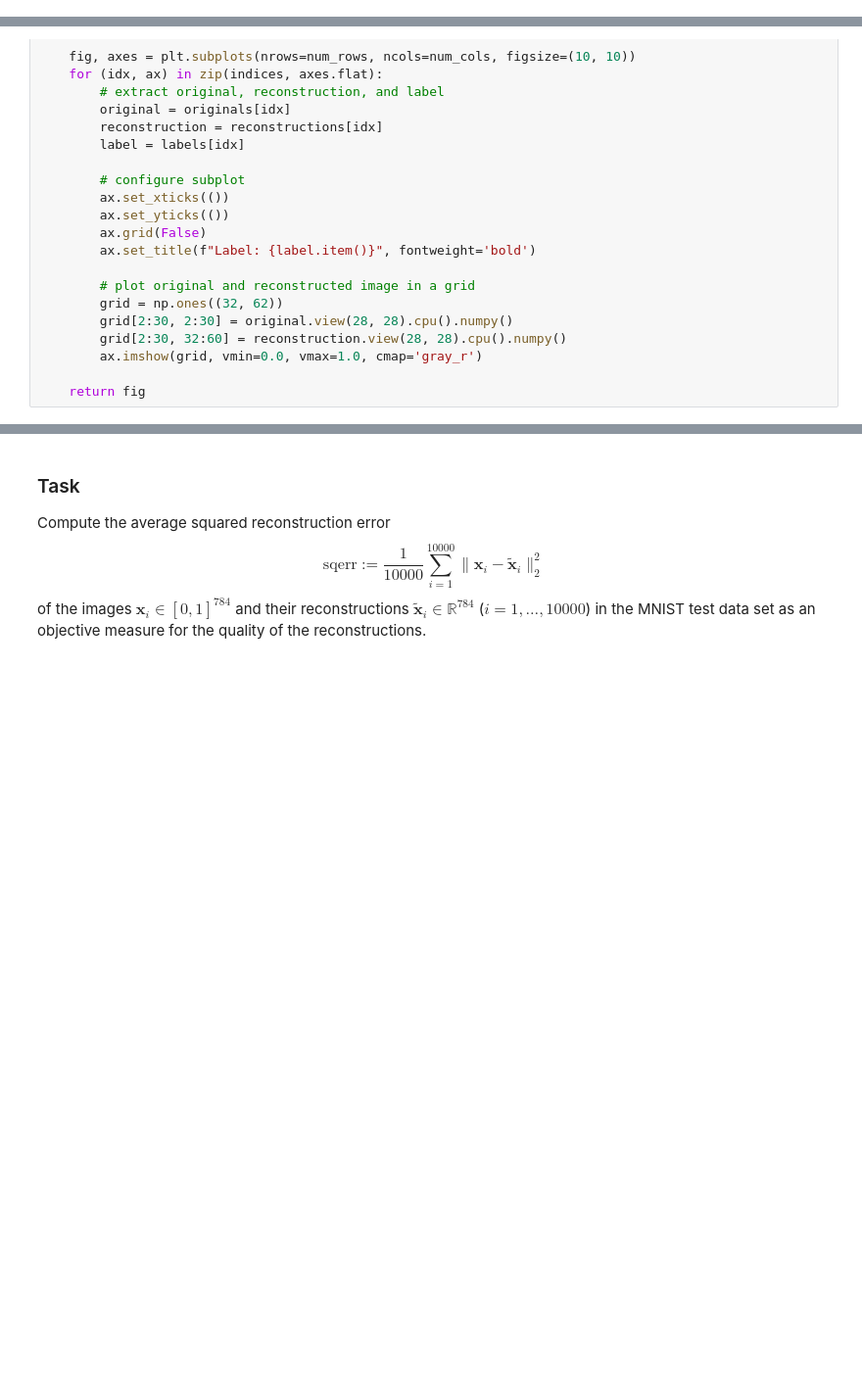
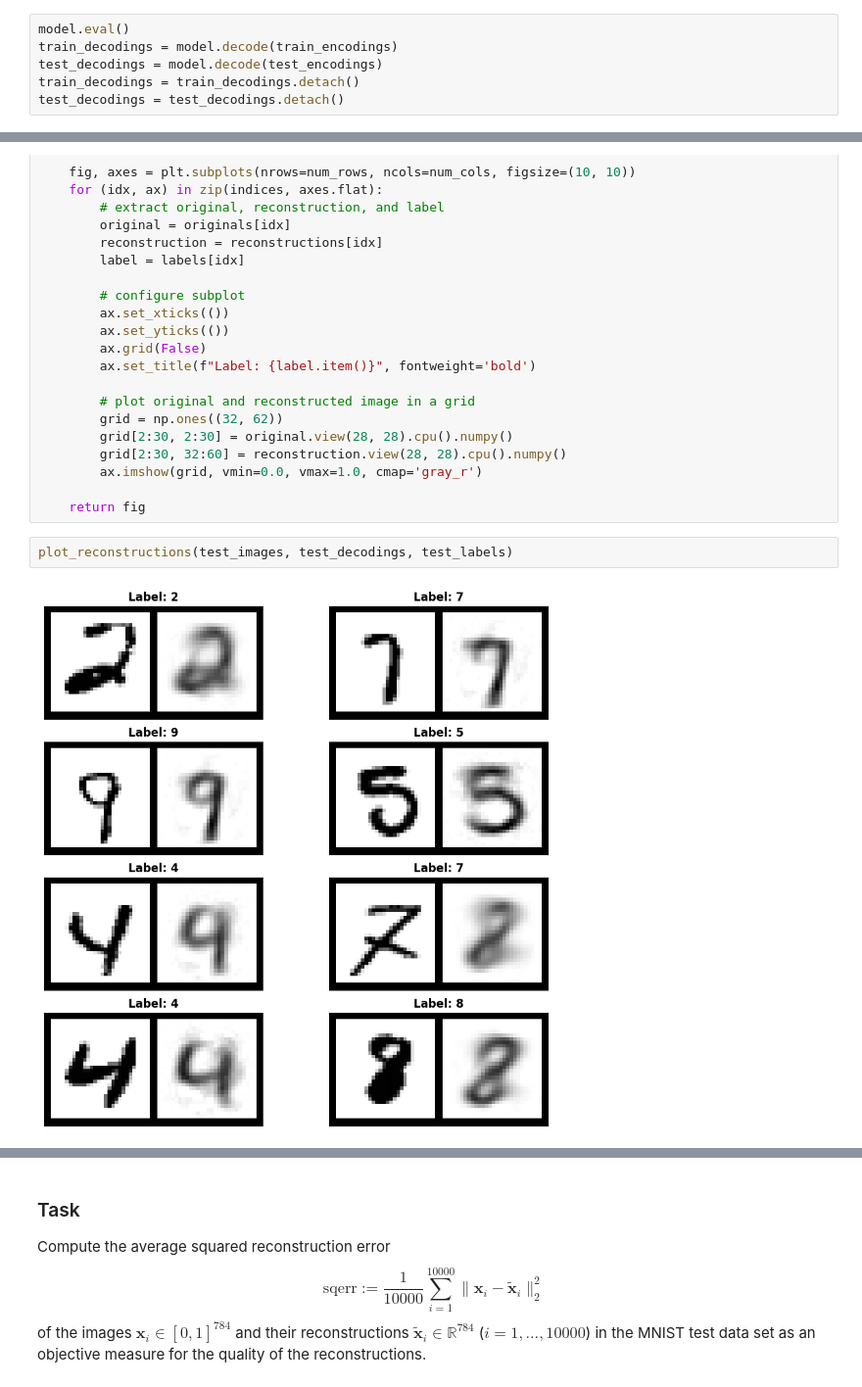
Before and after one commit to ccaulk/APML_exercise_sessions, a Jupyter notebook: Lab/VAE.ipynb, the cells around one changed output, grey strips where cells are left out. Shown at 98% size. Drawn from its saved outputs; the diff is of its cells as text; blank space fills up the shorter version.

```diff
--- a/Lab/VAE.ipynb
+++ b/Lab/VAE.ipynb
@@ -608,6 +649,12 @@ Analogously to the encodings discussed above and the probabilistic PCA model, he
 ### Task
 
 Compute the reconstructions of the test images by mapping the encodings of the test data from the latent space back to the space of images.
+# %%
+model.eval()
+train_decodings = model.decode(train_encodings)
+test_decodings = model.decode(test_encodings)
+train_decodings = train_decodings.detach()
+test_decodings = test_decodings.detach()
 # %% [markdown]
 ### Task
 
@@ -639,3 +686,7 @@ def plot_reconstructions(originals, reconstructions, labels, num_rows=4, num_col
         ax.imshow(grid, vmin=0.0, vmax=1.0, cmap='gray_r')
 
     return fig
+# %%
+plot_reconstructions(test_images, test_decodings, test_labels)
+# %% [output]
+[figure, added]
```
Also changed, not shown: parts of 16 cells of this notebook.
